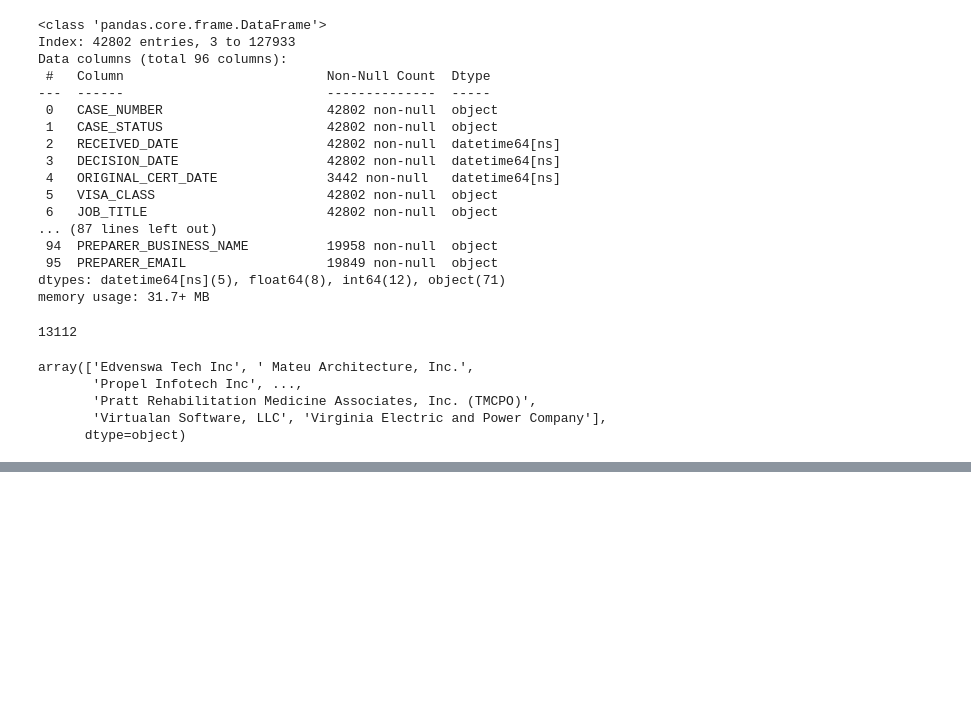
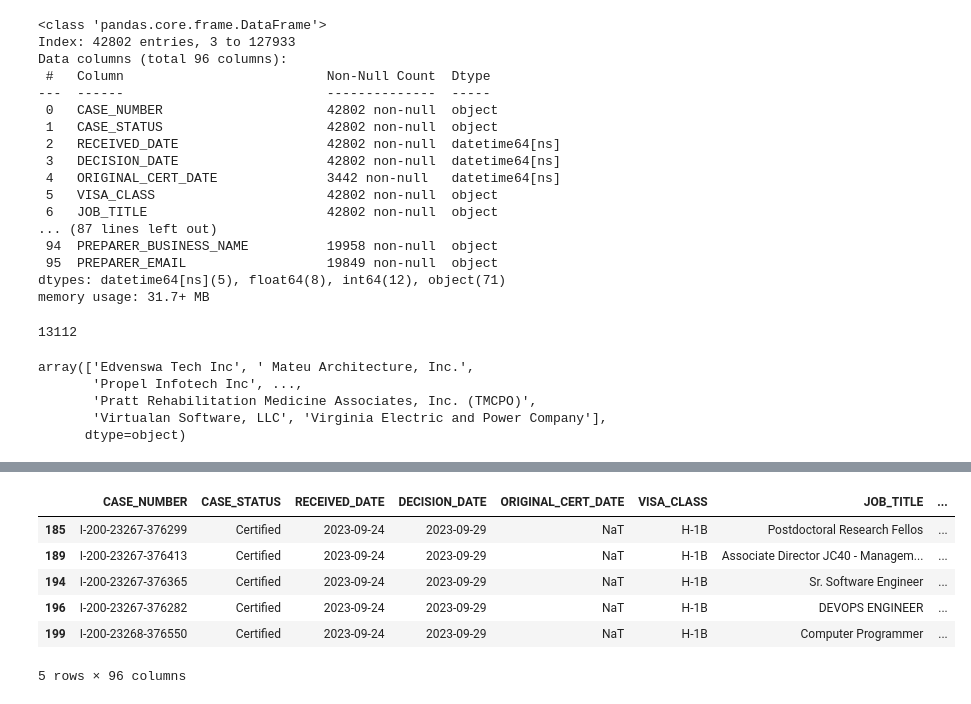
Before and after one commit to Tinashe-04/CareerPalz, a Jupyter notebook: LCA_Disclosure_Data_FY2023_Q4.ipynb, the cells around one changed output, grey strips where cells are left out. Saved outputs shown, nothing was run; the diff lists cells and outputs as text; code cells hidden in the pictures; blank space fills up the shorter version.

```diff
--- a/LCA_Disclosure_Data_FY2023_Q4.ipynb
+++ b/LCA_Disclosure_Data_FY2023_Q4.ipynb
@@ -111,0 +118,4 @@ array(['Edvenswa Tech Inc', ' Mateu Architecture, Inc.',
+# %%
+# let's investigate how many new employers had certified LCA's
+certified = new_employment[new_employment['CASE_STATUS'] == 'Certified']
+certified.info()
@@ -111,0 +140,10 @@ array(['Edvenswa Tech Inc', ' Mateu Architecture, Inc.',
+# %%
+certified.head()
+# %% [output]
+|  | CASE_NUMBER | CASE_STATUS | RECEIVED_DATE | DECISION_DATE | ORIGINAL_CERT_DATE | VISA_CLASS | JOB_TITLE | ... |
+| 185 | I-200-23267-376299 | Certified | 2023-09-24 | 2023-09-29 | NaT | H-1B | Postdoctoral Research Fellos | ... |
+| 189 | I-200-23267-376413 | Certified | 2023-09-24 | 2023-09-29 | NaT | H-1B | Associate Director JC40 - Managem... | ... |
+| 194 | I-200-23267-376365 | Certified | 2023-09-24 | 2023-09-29 | NaT | H-1B | Sr. Software Engineer | ... |
+| 196 | I-200-23267-376282 | Certified | 2023-09-24 | 2023-09-29 | NaT | H-1B | DEVOPS ENGINEER | ... |
+| 199 | I-200-23268-376550 | Certified | 2023-09-24 | 2023-09-29 | NaT | H-1B | Computer Programmer | ... |
+5 rows × 96 columns
```
Also changed, not shown: parts of 13 cells of this notebook.
